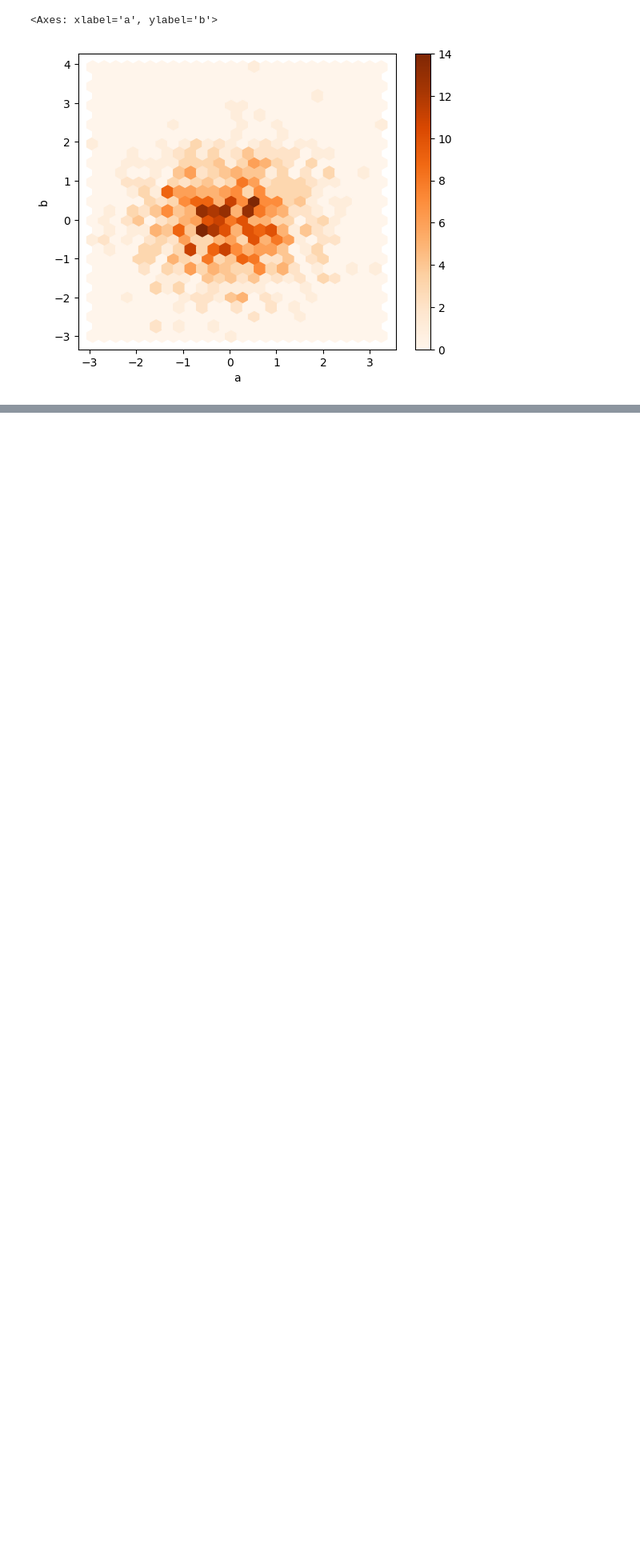
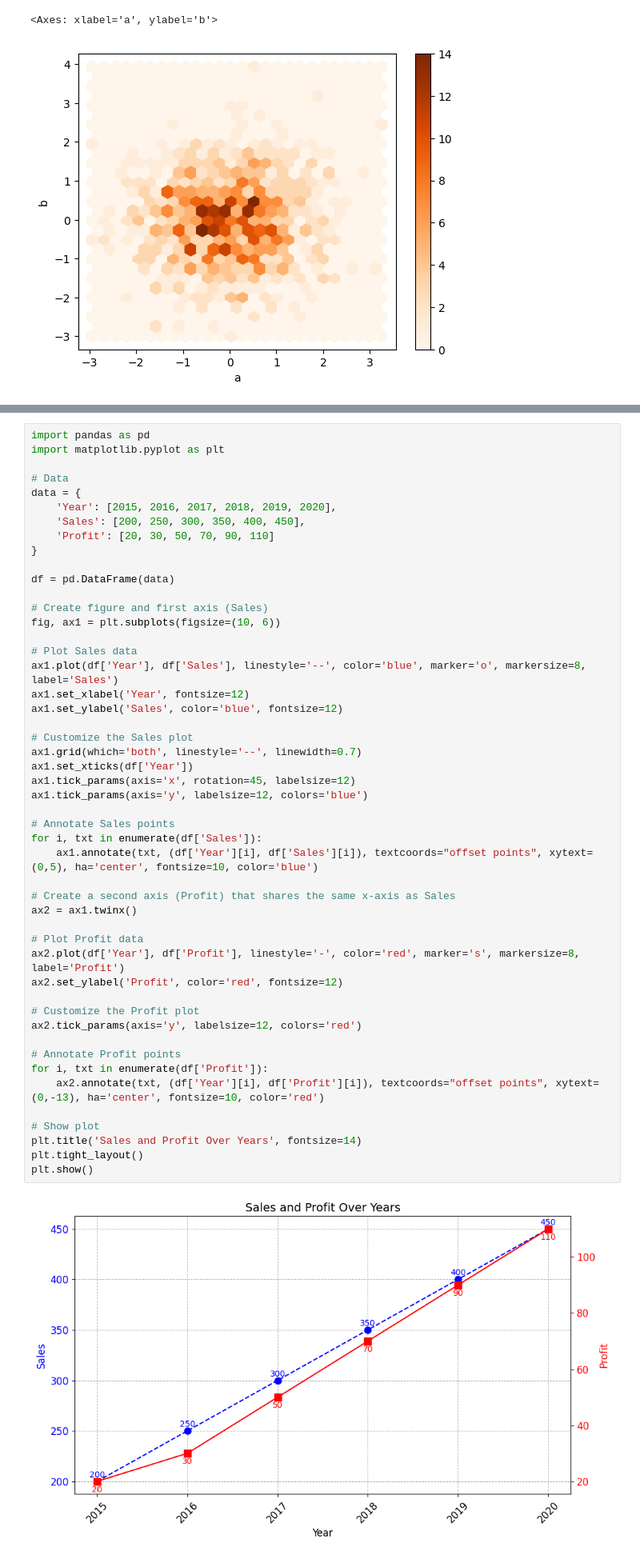
Before and after one commit to Hansaka2001/Data-Analysis-and-Visualization, a Jupyter notebook: pandas/code.ipynb, the cells around one changed output, grey strips where cells are left out. Shown at 80% size. Saved outputs shown, nothing was run; the diff lists cells and outputs as text; blank space fills up the shorter version.

```diff
--- a/pandas/code.ipynb
+++ b/pandas/code.ipynb
@@ -311,0 +361,51 @@ df.plot.hexbin(x ='a', y ='b', gridsize = 25, cmap ='Oranges')
+# %%
+import pandas as pd
+import matplotlib.pyplot as plt
+
+# Data
+data = {
+    'Year': [2015, 2016, 2017, 2018, 2019, 2020],
+    'Sales': [200, 250, 300, 350, 400, 450],
+    'Profit': [20, 30, 50, 70, 90, 110]
+}
+
+df = pd.DataFrame(data)
+
+# Create figure and first axis (Sales)
+fig, ax1 = plt.subplots(figsize=(10, 6))
+
+# Plot Sales data
+ax1.plot(df['Year'], df['Sales'], linestyle='--', color='blue', marker='o', markersize=8, label='Sales')
+ax1.set_xlabel('Year', fontsize=12)
+ax1.set_ylabel('Sales', color='blue', fontsize=12)
+
+# Customize the Sales plot
+ax1.grid(which='both', linestyle='--', linewidth=0.7)
+ax1.set_xticks(df['Year'])
+ax1.tick_params(axis='x', rotation=45, labelsize=12)
+ax1.tick_params(axis='y', labelsize=12, colors='blue')
+
+# Annotate Sales points
+for i, txt in enumerate(df['Sales']):
+    ax1.annotate(txt, (df['Year'][i], df['Sales'][i]), textcoords="offset points", xytext=(0,5), ha='center', fontsize=10, color='blue')
+
+# Create a second axis (Profit) that shares the same x-axis as Sales
+ax2 = ax1.twinx()
+
+# Plot Profit data
+ax2.plot(df['Year'], df['Profit'], linestyle='-', color='red', marker='s', markersize=8, label='Profit')
+ax2.set_ylabel('Profit', color='red', fontsize=12)
+
+# Customize the Profit plot
+ax2.tick_params(axis='y', labelsize=12, colors='red')
+
+# Annotate Profit points
+for i, txt in enumerate(df['Profit']):
+    ax2.annotate(txt, (df['Year'][i], df['Profit'][i]), textcoords="offset points", xytext=(0,-13), ha='center', fontsize=10, color='red')
+
+# Show plot
+plt.title('Sales and Profit Over Years', fontsize=14)
+plt.tight_layout()
+plt.show()
+# %% [output]
+[figure, added]
```
Also changed, not shown: parts of 3 cells of this notebook.
